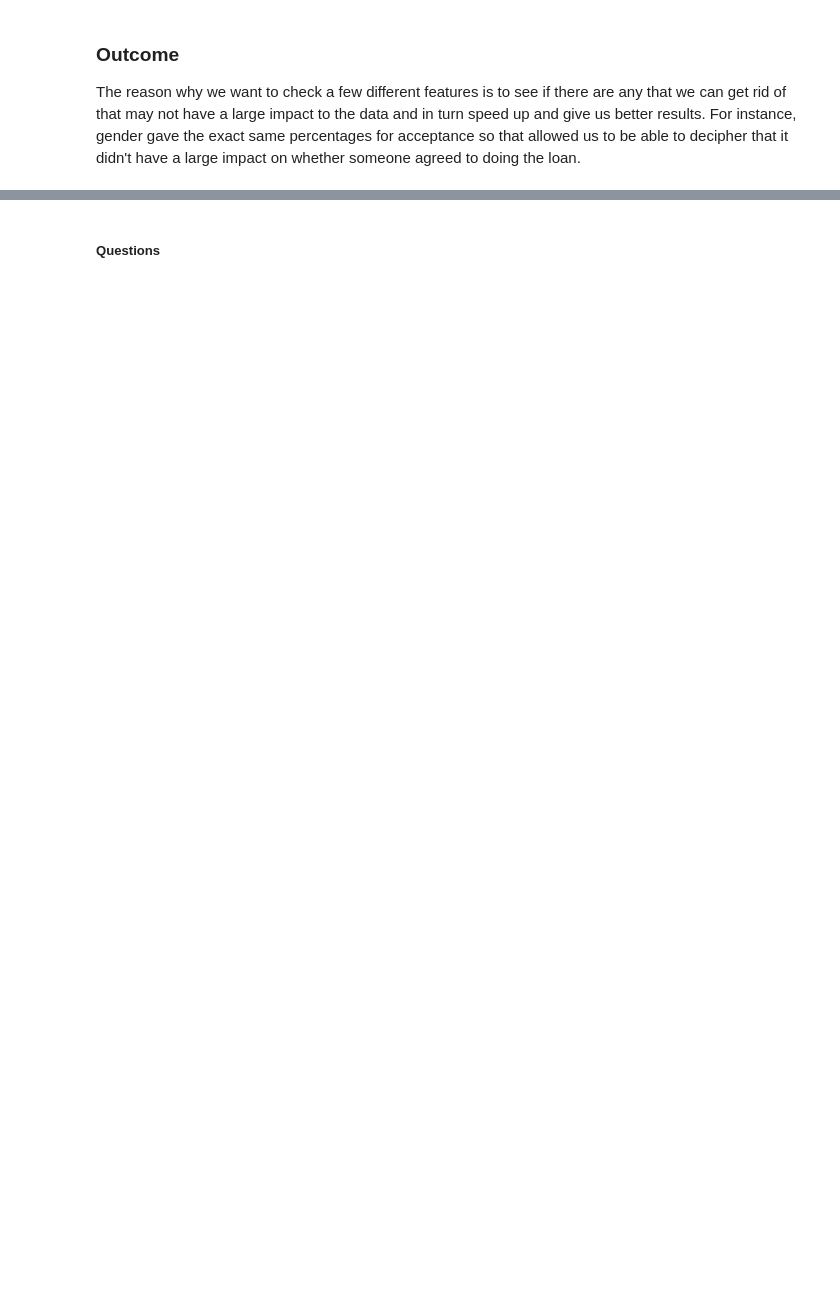
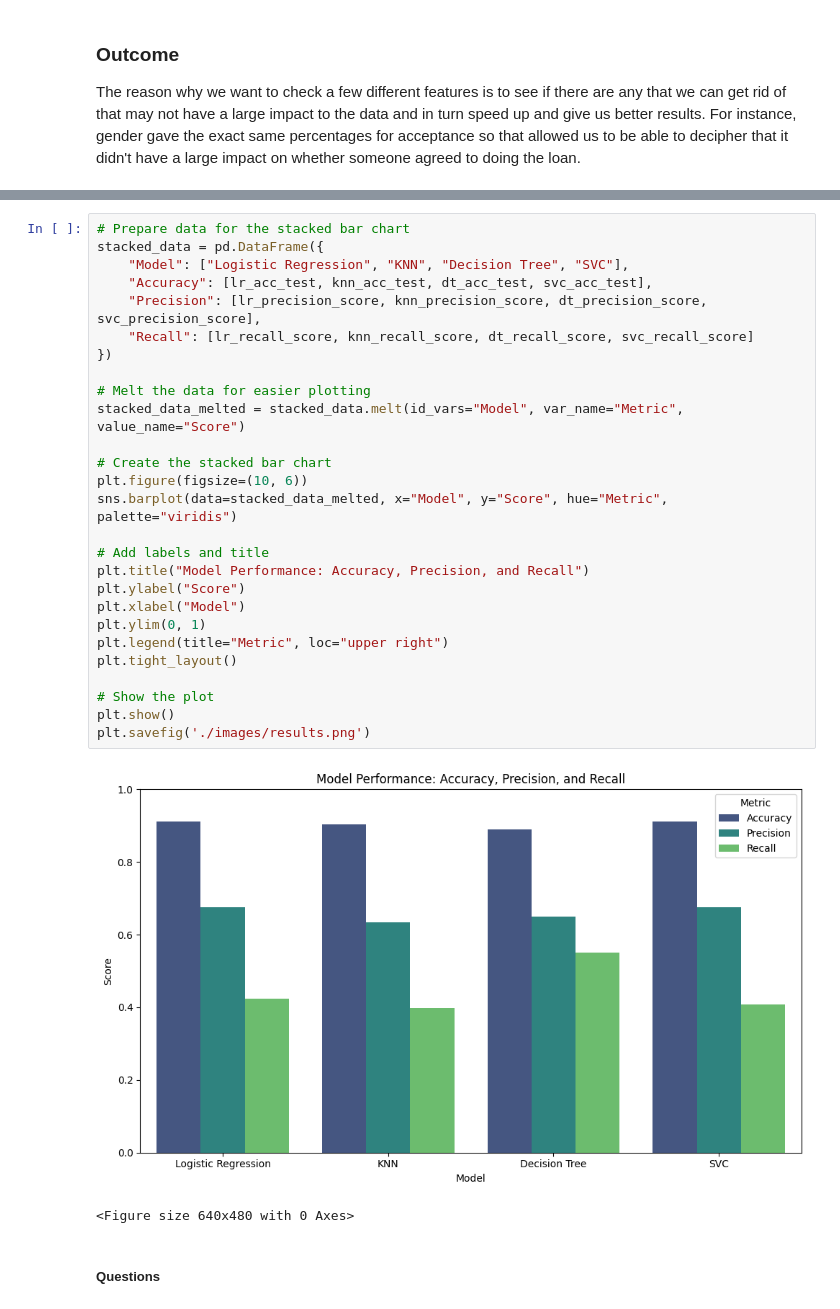
Before and after one commit to eflo11/Berkeley_17.1, a Jupyter notebook: prompt_III.ipynb, the cells around one changed output, grey strips where cells are left out. Cells and saved outputs as stored; diff of their text form; blank space fills up the shorter version.

```diff
--- a/prompt_III.ipynb
+++ b/prompt_III.ipynb
@@ -430,2 +487,32 @@ The reason why we want to check a few different features is to see if there are
+# %%
+# Prepare data for the stacked bar chart
+stacked_data = pd.DataFrame({
+    "Model": ["Logistic Regression", "KNN", "Decision Tree", "SVC"],
+    "Accuracy": [lr_acc_test, knn_acc_test, dt_acc_test, svc_acc_test],
+    "Precision": [lr_precision_score, knn_precision_score, dt_precision_score, svc_precision_score],
+    "Recall": [lr_recall_score, knn_recall_score, dt_recall_score, svc_recall_score]
+})
+
+# Melt the data for easier plotting
+stacked_data_melted = stacked_data.melt(id_vars="Model", var_name="Metric", value_name="Score")
+
+# Create the stacked bar chart
+plt.figure(figsize=(10, 6))
+sns.barplot(data=stacked_data_melted, x="Model", y="Score", hue="Metric", palette="viridis")
+
+# Add labels and title
+plt.title("Model Performance: Accuracy, Precision, and Recall")
+plt.ylabel("Score")
+plt.xlabel("Model")
+plt.ylim(0, 1)
+plt.legend(title="Metric", loc="upper right")
+plt.tight_layout()
+
+# Show the plot
+plt.show()
+plt.savefig('./images/results.png')
+# %% [output]
+[figure, added]
+<Figure size 640x480 with 0 Axes>
 # %% [markdown]
 ##### Questions
```
Also changed, not shown: parts of 7 cells of this notebook, 1 other file.
